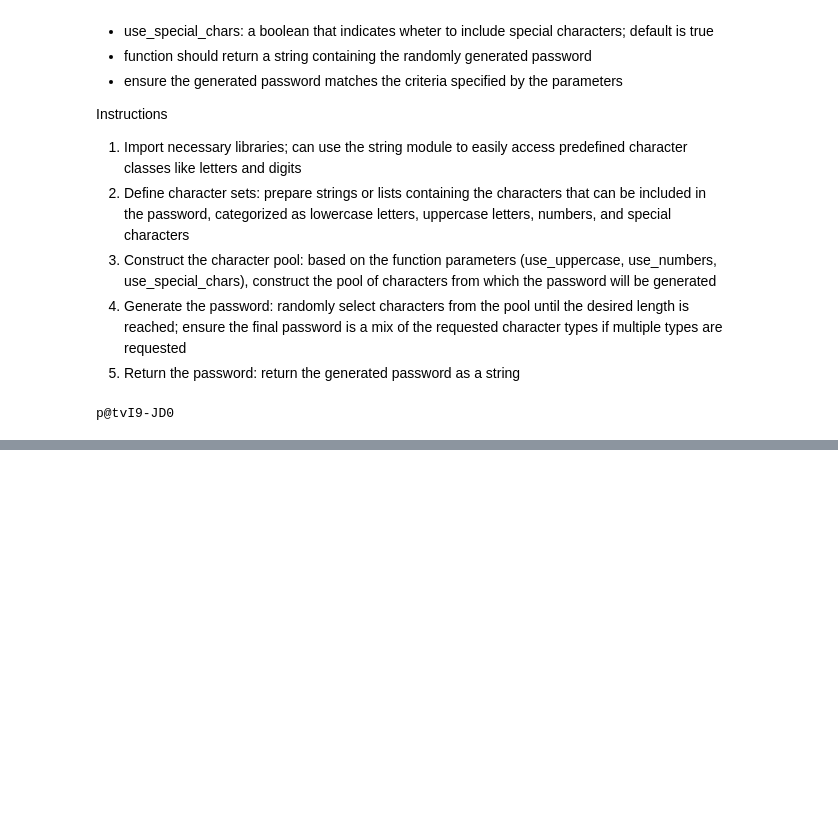
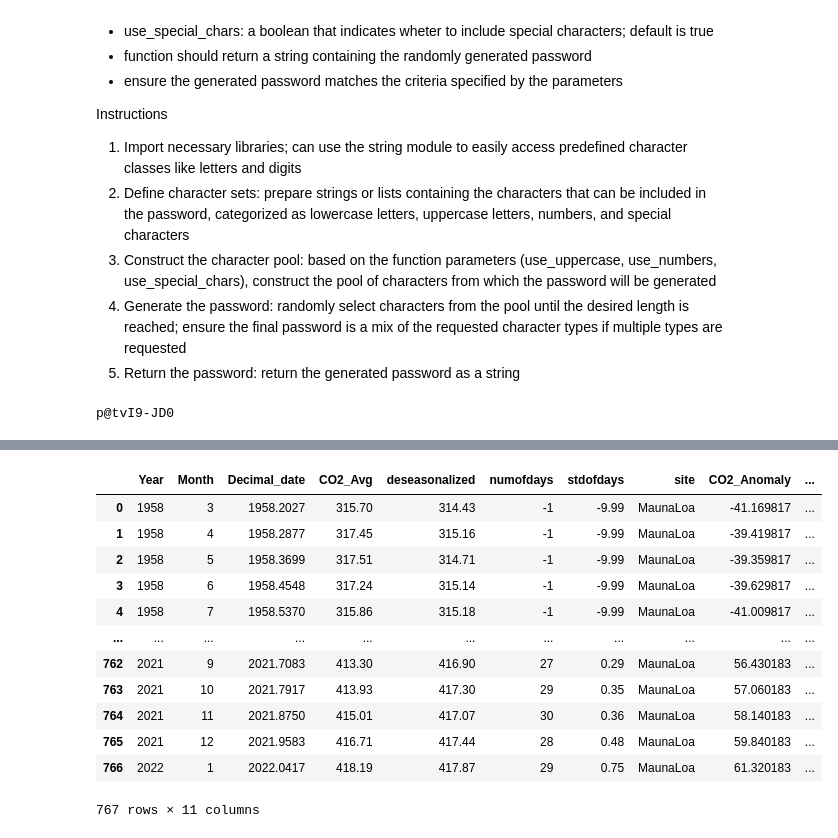
Before and after one commit to jayasuneja/FWE458_Spring25, a Jupyter notebook: FWE458_LectureNotes.ipynb, the cells around one changed output, grey strips where cells are left out. Saved outputs shown, nothing was run; the diff lists cells and outputs as text; code cells hidden in the pictures; blank space fills up the shorter version.

```diff
--- a/FWE458_LectureNotes.ipynb
+++ b/FWE458_LectureNotes.ipynb
@@ -733,0 +998,6 @@ p@tvI9-JD0
+# %%
+# mounting drive
+from google.colab import drive
+drive.mount('/content/drive')
+filedir = '/content/drive/MyDrive/FWE458/'
+drive.mount("/content/drive", force_remount=True)
@@ -733,0 +1123,71 @@ p@tvI9-JD0
+# %%
+import pandas
+fname  = filedir + "MaunaLoaCO2_monthly_sitename.csv"
+DF = pandas.read_csv(fname)
+DF
+
+# Select data for a specific year (e.g., 2020)
+DF_2020 = DF[DF['Year'] == 2020]
+
+# rename columns
+DF.rename(columns={"Monthly_average":"CO2_Avg"},inplace=True)
+
+# Select rows where CO2 concentration is greater than 400 ppm using loc
+DF_loc = DF.loc[DF['CO2_Avg'] > 400, ['Year', 'Month', 'CO2_Avg']]
+
+# Select a subset of rows by position using iloc
+DF_iloc = DF.iloc[10:20, :]  # Retrieves rows 10 to 19 (zero-based index)
+
+# Concatenate two DataFrames vertically to merge data from different years
+DF_combined = pandas.concat([DF_2020, DF[DF['Year'] == 2021]])
+
+# Generate summary statistics for all numerical columns
+DF.describe()
+
+# Calculate specific statistics
+mean_co2 = DF['CO2_Avg'].mean()  # Mean CO2 concentration
+median_co2 = DF['CO2_Avg'].median()  # Median CO2 concentration
+std_co2 = DF['CO2_Avg'].std()  # Standard deviation of CO2 concentration
+
+# Compute CO2 anomaly by subtracting the mean CO2 concentration from each value
+DF['CO2_Anomaly'] = DF['CO2_Avg'] - DF['CO2_Avg'].mean()
+
+DF
+
+# Compute the mean CO2 concentration for each year
+DF_yearly = DF.groupby('Year')['CO2_Avg'].mean().reset_index()
+
+DF_yearly
+
+# Convert CO2_Avg values into categorical labels based on threshold
+def categorize_co2(value):
+    if value < 350:
+        return 'Low'
+    elif value < 400:
+        return 'Medium'
+    else:
+        return 'High'
+
+# Apply the function to create a new categorical column
+DF['CO2_Category'] = DF['CO2_Avg'].apply(categorize_co2)
+
+DF
+
+
+#add a new column
+DF["Date"] = pandas.to_datetime(DF[["Year","Month"]].assign(day=1))
+DF
+# %% [output]
+|  | Year | Month | Decimal_date | CO2_Avg | deseasonalized | numofdays | stdofdays | site | CO2_Anomaly | ... |
+| 0 | 1958 | 3 | 1958.2027 | 315.70 | 314.43 | -1 | -9.99 | MaunaLoa | -41.169817 | ... |
+| 1 | 1958 | 4 | 1958.2877 | 317.45 | 315.16 | -1 | -9.99 | MaunaLoa | -39.419817 | ... |
+| 2 | 1958 | 5 | 1958.3699 | 317.51 | 314.71 | -1 | -9.99 | MaunaLoa | -39.359817 | ... |
+| 3 | 1958 | 6 | 1958.4548 | 317.24 | 315.14 | -1 | -9.99 | MaunaLoa | -39.629817 | ... |
+| 4 | 1958 | 7 | 1958.5370 | 315.86 | 315.18 | -1 | -9.99 | MaunaLoa | -41.009817 | ... |
+| ... | ... | ... | ... | ... | ... | ... | ... | ... | ... | ... |
+| 762 | 2021 | 9 | 2021.7083 | 413.30 | 416.90 | 27 | 0.29 | MaunaLoa | 56.430183 | ... |
+| 763 | 2021 | 10 | 2021.7917 | 413.93 | 417.30 | 29 | 0.35 | MaunaLoa | 57.060183 | ... |
+| 764 | 2021 | 11 | 2021.8750 | 415.01 | 417.07 | 30 | 0.36 | MaunaLoa | 58.140183 | ... |
+| 765 | 2021 | 12 | 2021.9583 | 416.71 | 417.44 | 28 | 0.48 | MaunaLoa | 59.840183 | ... |
+| 766 | 2022 | 1 | 2022.0417 | 418.19 | 417.87 | 29 | 0.75 | MaunaLoa | 61.320183 | ... |
+767 rows × 11 columns
```
Also changed, not shown: parts of 26 cells of this notebook.
